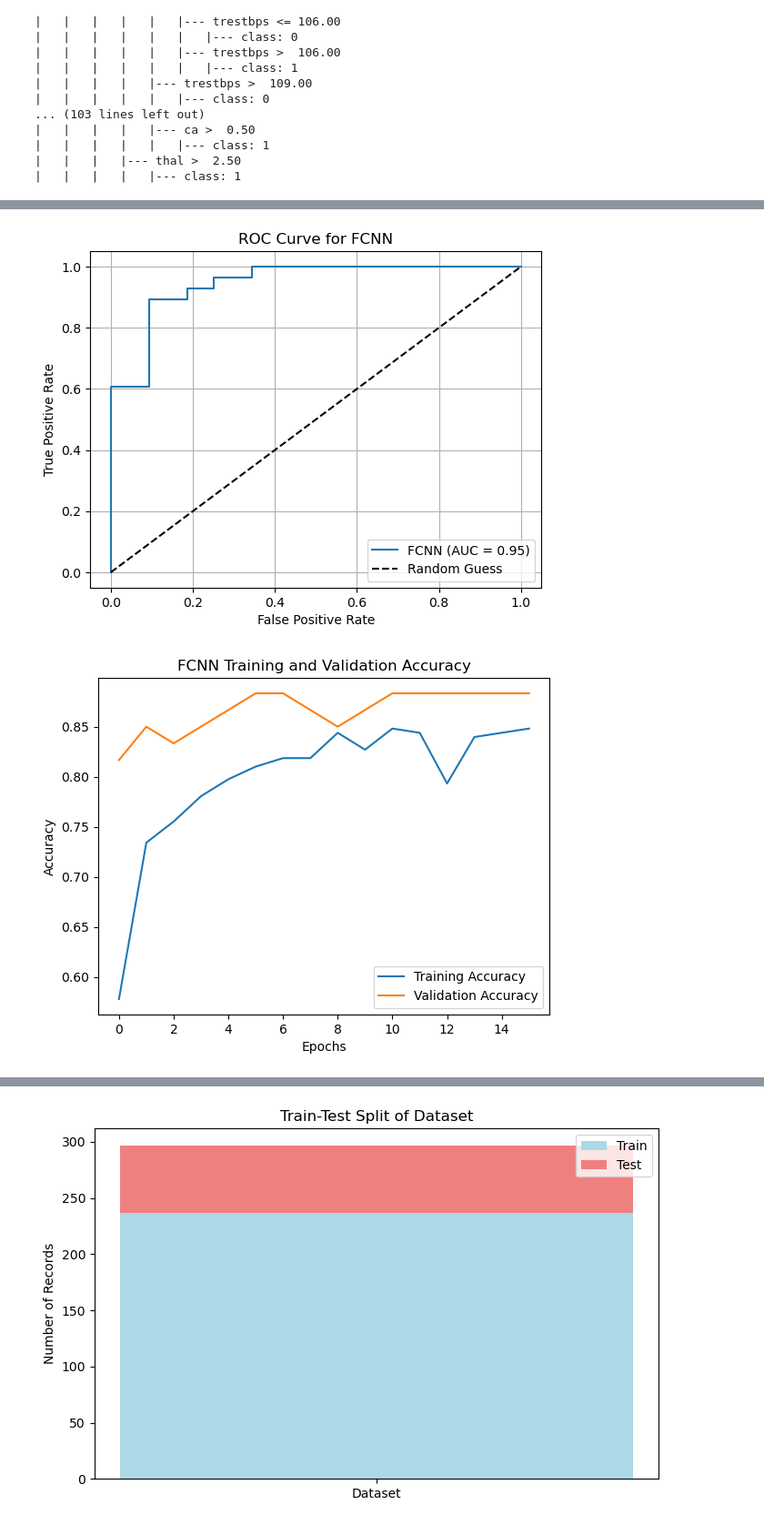
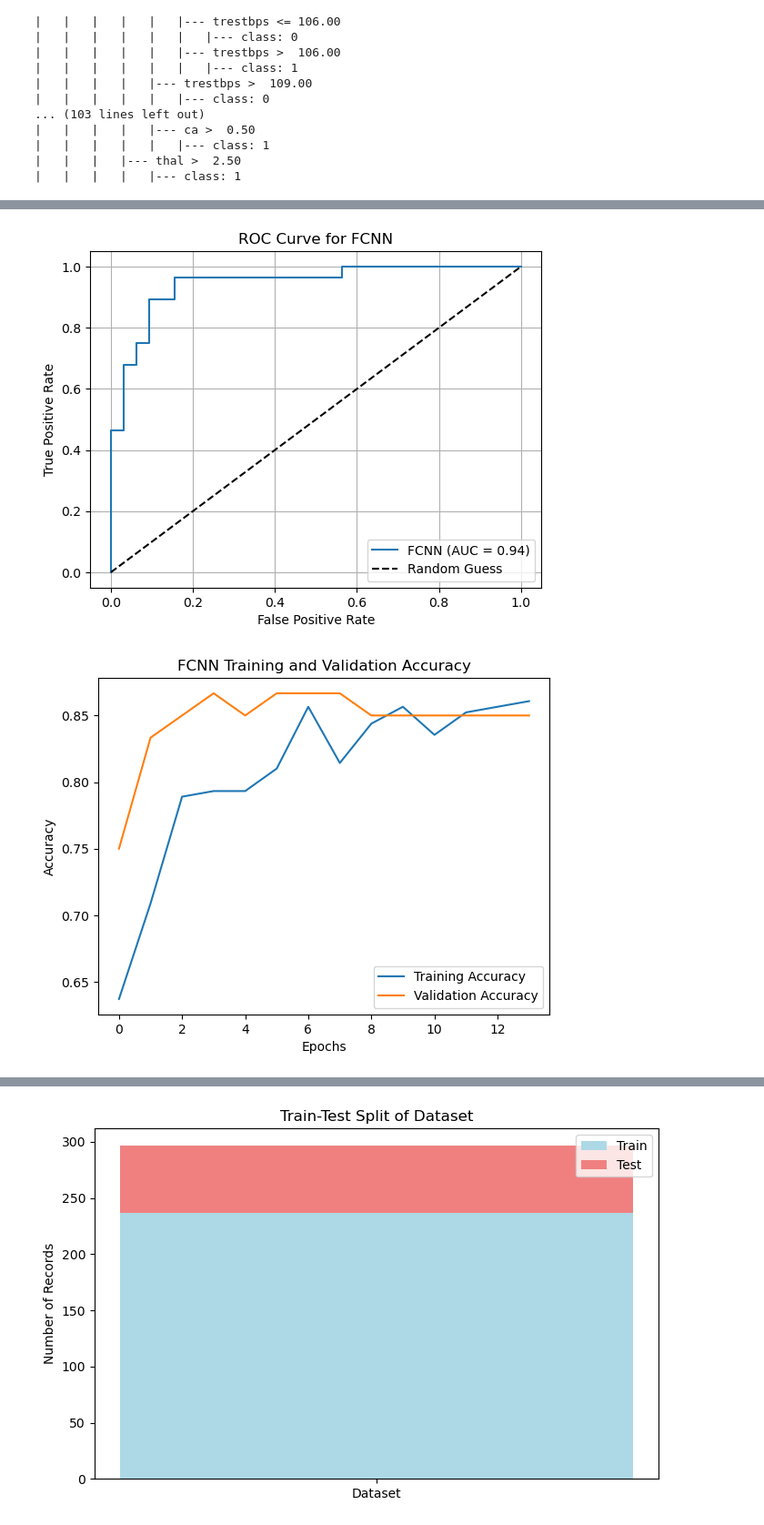
Before and after one commit to fzi2000/Dissertation_HeartDisease, a Jupyter notebook: Heart Disease 20 Dec (2) (1) (3).ipynb, the cells around one changed output, grey strips where cells are left out. Shown at 91% size. Cells and saved outputs as stored; diff of their text form; code cells hidden in the pictures.

```diff
--- a/Heart Disease 20 Dec (2) (1) (3).ipynb
+++ b/Heart Disease 20 Dec (2) (1) (3).ipynb
@@ -108,6 +112,6 @@ import hvplot.pandas
 # %%
-heart_data = pd.read_excel('Heart Disease Dataset 4.xlsx')
+heart_data = pd.read_excel('data/Heart Disease Dataset 4.xlsx')
 # Print the first few lines of the dataset
-print(heart_data.head())
+print(heart_data.head(10))
 # %% [output]
    age  sex  cp  trestbps  chol  fbs  restecg  thalach  exang  oldpeak  slope  \
@@ -396,6 +401,18 @@ scaler = StandardScaler()
 X_train_scaled = scaler.fit_transform(X_train)
 X_test_scaled = scaler.transform(X_test)
 
+from sklearn.preprocessing import StandardScaler
+import joblib
+
+# ✅ Train the scaler on training data
+scaler = StandardScaler()
+scaler.fit(X_train)  # Ensure this is the training data
+
+# ✅ Save the correct scaler
+joblib.dump(scaler, "model/scaler.pkl")
+
+print("✅ Scaler saved successfully!")
+
 
 # Output Dataset Shapes
 print("Full Dataset Shape:", X.shape)
@@ -893,7 +894,7 @@ from sklearn.metrics import classification_report, confusion_matrix, accuracy_sc
 import matplotlib.pyplot as plt
 
 # Define the Fully Connected Neural Network model
-fcnn_model = Sequential([
+fcnn_model_opt = Sequential([
     Dense(128, activation='relu', input_shape=(X_train_scaled.shape[1],), kernel_regularizer=l2(0.01)),
     BatchNormalization(),
     Dropout(0.3),
@@ -906,7 +907,7 @@ fcnn_model = Sequential([
 ])
 
 # Compile the model
-fcnn_model.compile(optimizer=Adam(learning_rate=0.001),
+fcnn_model_opt.compile(optimizer=Adam(learning_rate=0.001),
                    loss='binary_crossentropy',
                    metrics=['accuracy'])
 
@@ -915,7 +916,7 @@ early_stopping = EarlyStopping(monitor='val_accuracy', patience=10, restore_best
 reduce_lr = ReduceLROnPlateau(monitor='val_accuracy', factor=0.5, patience=5, verbose=1)
 
 # Train the model
-history = fcnn_model.fit(X_train_scaled, y_train,
+history = fcnn_model_opt.fit(X_train_scaled, y_train,
                          validation_data=(X_test_scaled, y_test),
                          epochs=100,
                          batch_size=32,
@@ -923,15 +924,15 @@ history = fcnn_model.fit(X_train_scaled, y_train,
                          callbacks=[early_stopping, reduce_lr])
 
 # Evaluate the model
-train_loss, train_accuracy_fcnn = fcnn_model.evaluate(X_train_scaled, y_train, verbose=0)
-test_loss, test_accuracy_fcnn = fcnn_model.evaluate(X_test_scaled, y_test, verbose=0)
+train_loss, train_accuracy_fcnn = fcnn_model_opt.evaluate(X_train_scaled, y_train, verbose=0)
+test_loss, test_accuracy_fcnn = fcnn_model_opt.evaluate(X_test_scaled, y_test, verbose=0)
 
 print(f"Training Accuracy (FCNN): {train_accuracy_fcnn:.2f}")
 print(f"Testing Accuracy (FCNN): {test_accuracy_fcnn:.2f}")
 
 # Predictions
-y_test_pred_fcnn = (fcnn_model.predict(X_test_scaled) > 0.5).astype("int32")
-y_train_pred_fcnn = (fcnn_model.predict(X_train_scaled) > 0.5).astype("int32")
+y_test_pred_fcnn = (fcnn_model_opt.predict(X_test_scaled) > 0.5).astype("int32")
+y_train_pred_fcnn = (fcnn_model_opt.predict(X_train_scaled) > 0.5).astype("int32")
 
 # Classification Report
 print("\nClassification Report (Testing Data - FCNN):")
@@ -948,7 +949,7 @@ plt.show()
 # ROC Curve
 from sklearn.metrics import roc_curve, auc
 
-y_test_prob_fcnn = fcnn_model.predict(X_test_scaled).ravel()
+y_test_prob_fcnn = fcnn_model_opt.predict(X_test_scaled).ravel()
 fpr, tpr, _ = roc_curve(y_test, y_test_prob_fcnn)
 roc_auc = auc(fpr, tpr)
 
@@ -993,5 +994,5 @@ weighted avg       0.88      0.88      0.88        60
-[figure, old version]
+[figure, new version]
-[figure, old version]
+[figure, new version]
 # %%
 #  Accuracy Scores for Each Model
 model_names = ['Logistic Regression', 'Decision Tree', 'Random Forest', 'FCNN']
```
Also changed, not shown: parts of 17 cells of this notebook.
